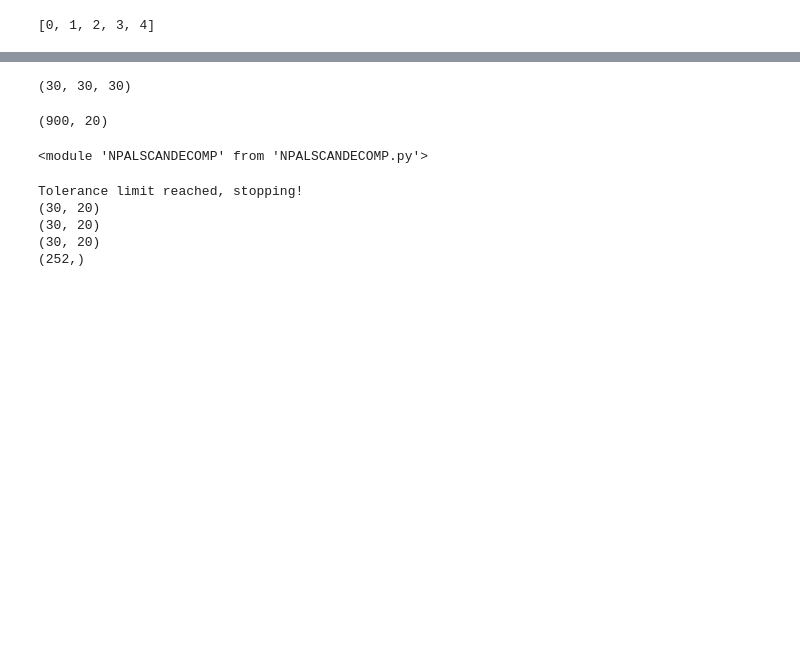
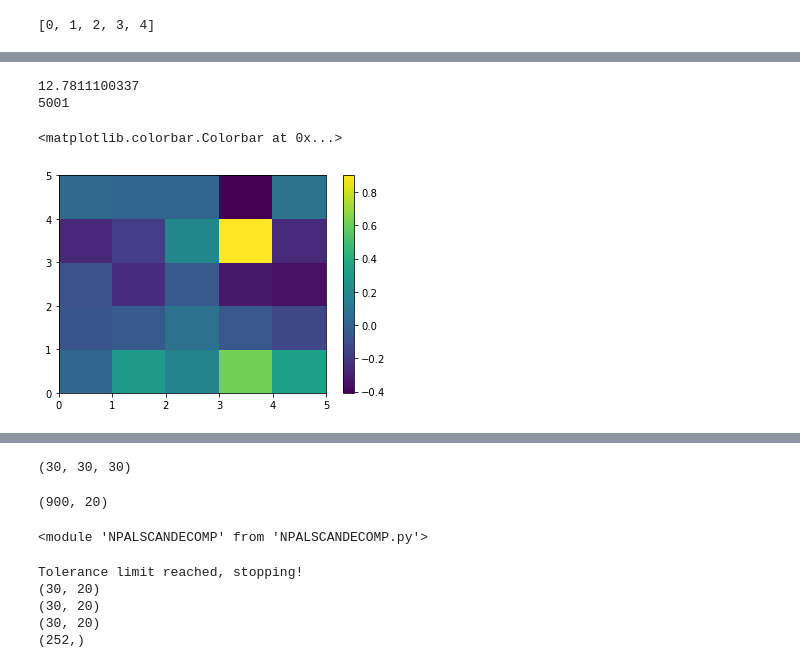
Before and after one commit to willow-ahrens/18.335FinalProject, a Jupyter notebook: NPALS_testing.ipynb, the cells around one changed output, grey strips where cells are left out. Drawn from its saved outputs; the diff is of its cells as text; code cells hidden in the pictures; blank space fills up the shorter version.

```diff
--- a/NPALS_testing.ipynb
+++ b/NPALS_testing.ipynb
@@ -13,5 +37,5 @@ list(list(itertools.permutations(range(5)))[0])
 # %%
-def reconstitute(s,A,B,C):
+def reconstitute2(s,A,B,C):
     return np.einsum('r,ir,jr,kr->ijk', s, A, B, C)
 # %%
 def reconstitute(A,B,C):
@@ -23,0 +149,15 @@ X = np.einsum('ir,jr,kr->ijk', A_true, B_true, C_true)
+# %%
+s, A_out, B_out, C_out, errors = TFGDCANDECOMP(X,5)
+print(errors[-1])
+print(len(errors))
+# %% [output]
+12.7811100337
+5001
+# %%
+Y=reconstitute(A_out,B_out,C_out)
+# %%
+plt.pcolor(Y[0])
+plt.colorbar()
+# %% [output]
+<matplotlib.colorbar.Colorbar at 0x...>
+[figure, added]
```
Also changed, not shown: parts of 16 cells of this notebook, 3 other files.
